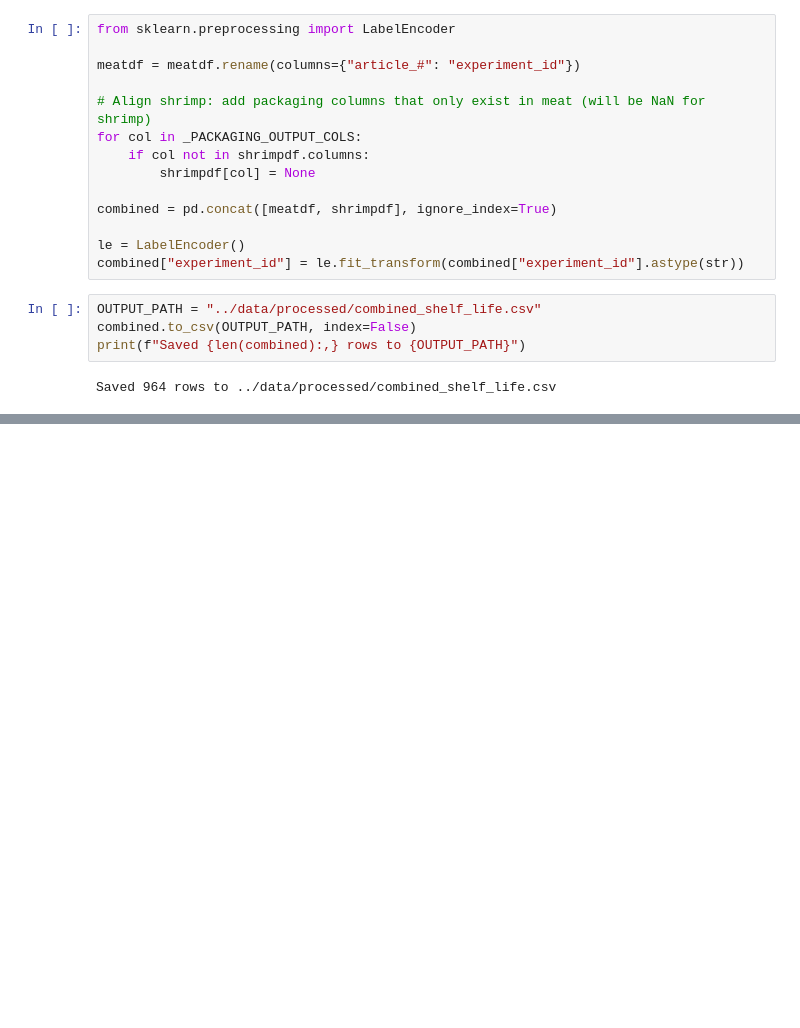
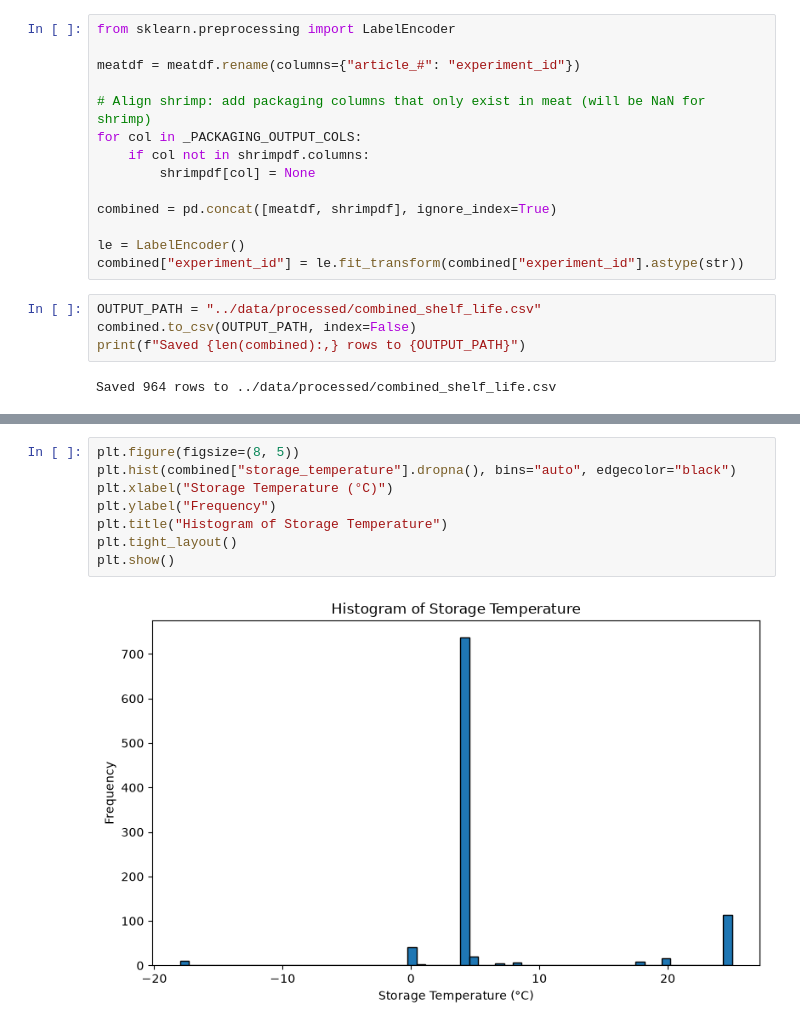
Before and after one commit to SafaeHaj/food-preservation-methods-predictors, a Jupyter notebook: notebooks/data_processing.ipynb, the cells around one changed output, grey strips where cells are left out. Drawn from its saved outputs; the diff is of its cells as text; blank space fills up the shorter version.

```diff
--- a/notebooks/data_processing.ipynb
+++ b/notebooks/data_processing.ipynb
@@ -1186,0 +1242,10 @@ plt.show()
+# %%
+plt.figure(figsize=(8, 5))
+plt.hist(combined["storage_temperature"].dropna(), bins="auto", edgecolor="black")
+plt.xlabel("Storage Temperature (°C)")
+plt.ylabel("Frequency")
+plt.title("Histogram of Storage Temperature")
+plt.tight_layout()
+plt.show()
+# %% [output]
+[figure, added]
```
Also changed, not shown: parts of 10 cells of this notebook, 35 other files.
